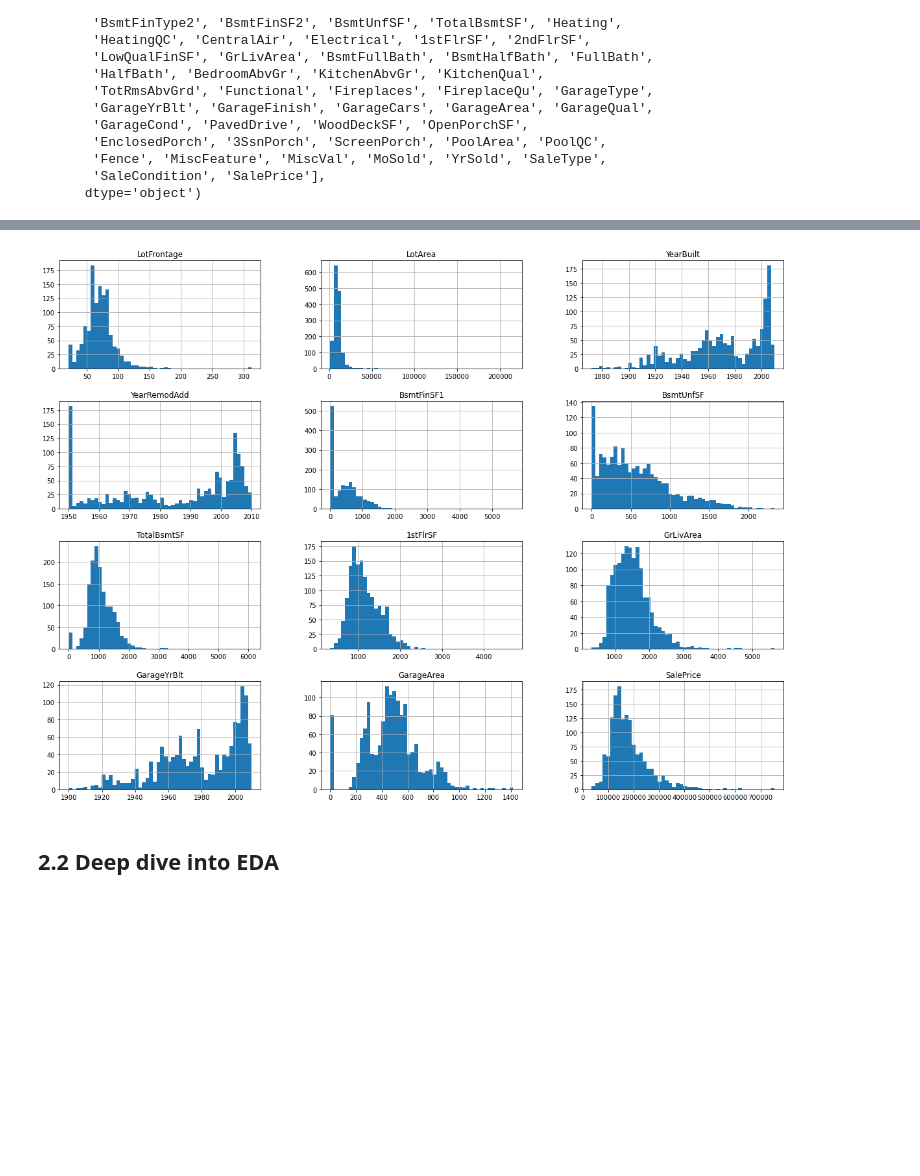
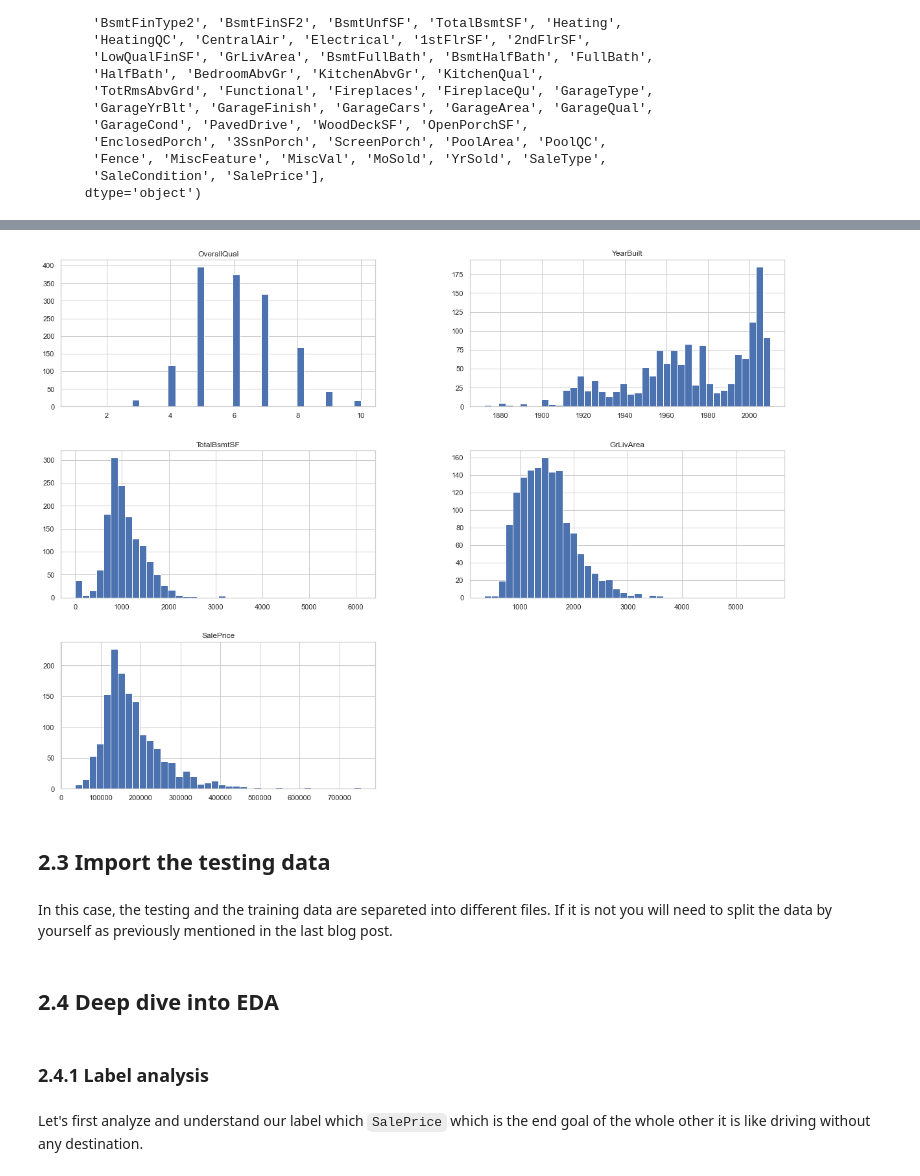
Before and after one commit to semasuka/blog, a Jupyter notebook: ipynb/House price prediction.ipynb, the cells around one changed output, grey strips where cells are left out. Cells and saved outputs as stored; diff of their text form; code cells hidden in the pictures; blank space fills up the shorter version.

````diff
--- a/ipynb/House price prediction.ipynb
+++ b/ipynb/House price prediction.ipynb
@@ -64,7 +68,7 @@ Pandas Exercise Part 2.ipynb
 Pandas Exercise Part 3.ipynb
 introduction to python data types, operators and variables.ipynb
 # %%
-house_data = pd.read_csv("/Users/semasuka/Desktop/ML/house-prices/train.csv")
+house_data_train = pd.read_csv("/Users/semasuka/Desktop/ML/house-prices/train.csv")
 # %% [markdown]
 ## 2.1 Quick look at the data structure
 # %%
@@ -161,5 +165,9 @@ house_data.describe()
 # %%
-house_data[["LotFrontage","LotArea","YearBuilt","YearRemodAdd","BsmtFinSF1","BsmtUnfSF","TotalBsmtSF","1stFlrSF","GrLivArea","GarageYrBlt","GarageArea","SalePrice"]].hist(bins=50,figsize=(20,15))
+house_data_train[["OverallQual","YearBuilt","TotalBsmtSF","GrLivArea","SalePrice"]].hist(bins=40,figsize=(20,15))
 plt.show()
 # %% [output]
-[figure, old version]
+[figure, new version]
+# %% [markdown]
+## 2.3 Import the testing data
+# %% [markdown]
+In this case, the testing and the training data are separeted into different files. If it is not you will need to split the data by yourself as previously mentioned in the last blog post.
@@ -166,2 +176,6 @@ plt.show()
 # %% [markdown]
-## 2.2 Deep dive into EDA
+## 2.4 Deep dive into EDA
+# %% [markdown]
+### 2.4.1 Label analysis
+# %% [markdown]
+Let's first analyze and understand our label which ```SalePrice``` which is the end goal of the whole other it is like driving without any destination.
````
Also changed, not shown: parts of 104 cells of this notebook, 4 other files.
